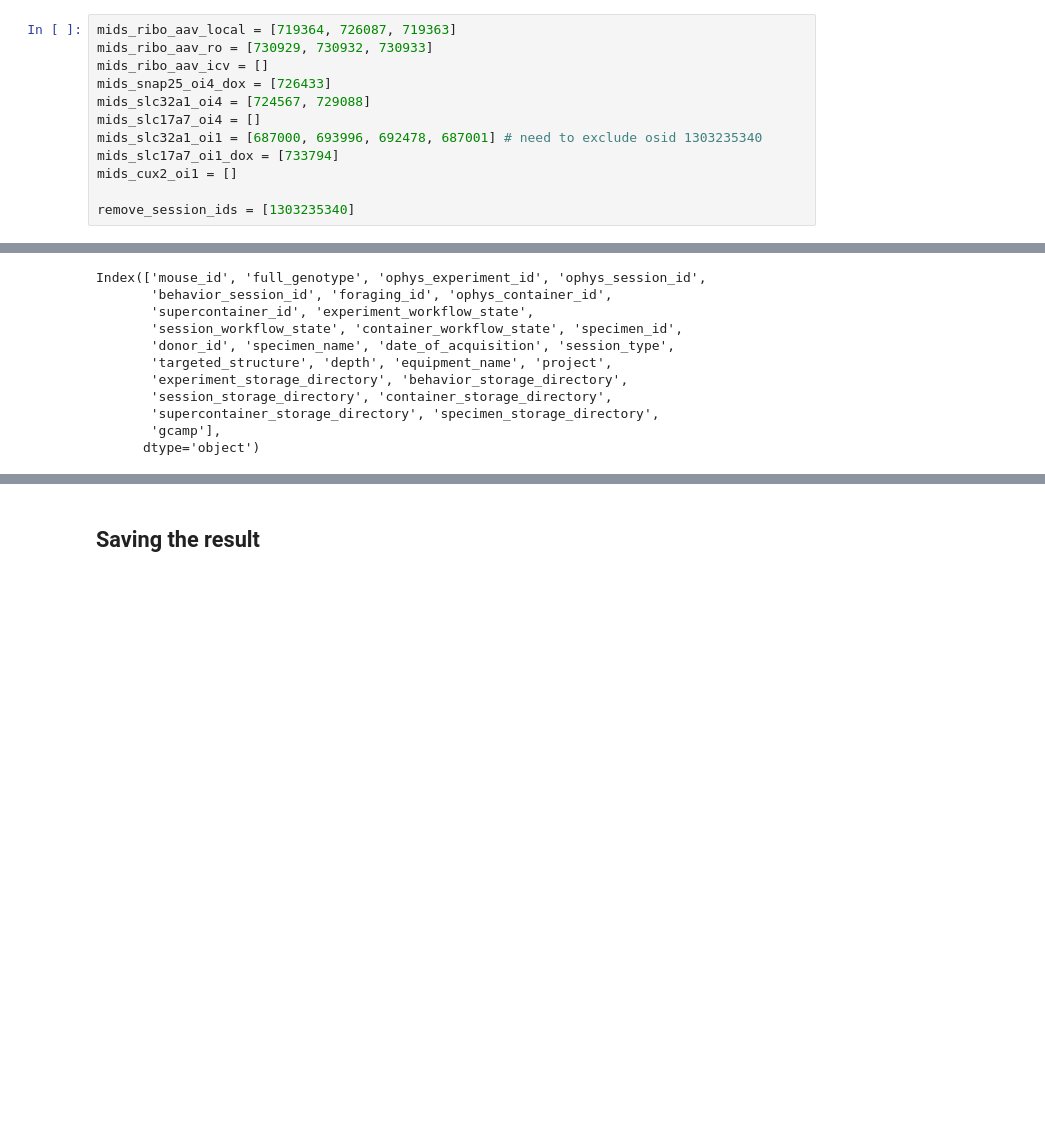
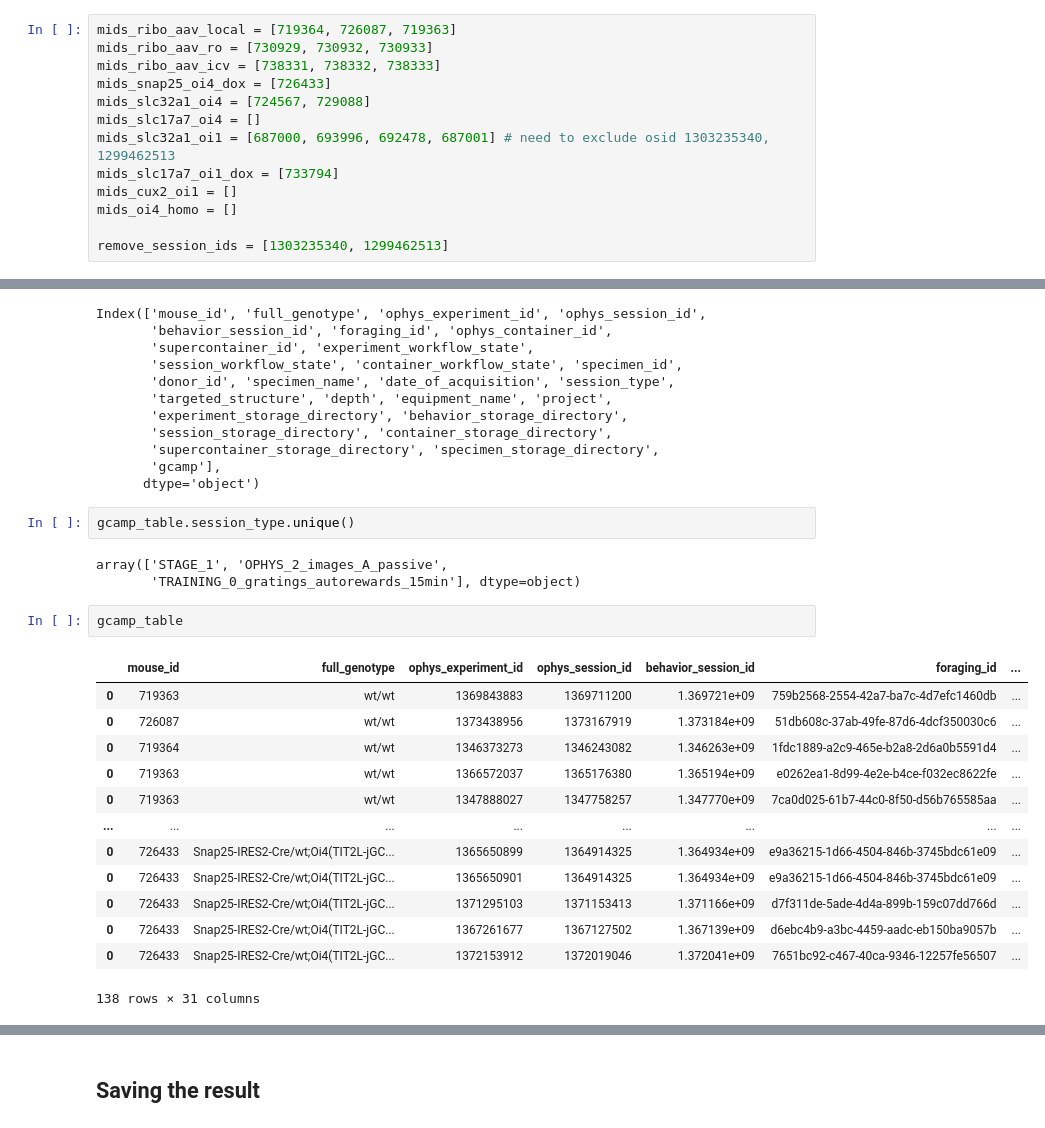
Before and after one commit to AllenNeuralDynamics/lamf_analysis_lims, a Jupyter notebook: pilot_data_analysis/GCaMP/240701_query_lims_data.ipynb, the cells around one changed output, grey strips where cells are left out. Drawn from its saved outputs; the diff is of its cells as text; blank space fills up the shorter version.

```diff
--- a/pilot_data_analysis/GCaMP/240701_query_lims_data.ipynb
+++ b/pilot_data_analysis/GCaMP/240701_query_lims_data.ipynb
@@ -43,15 +90,16 @@ def get_session_info_per_group_of_mice(mouse_ids, gcamp_type):
 # %%
 mids_ribo_aav_local = [719364, 726087, 719363]
 mids_ribo_aav_ro = [730929, 730932, 730933]
-mids_ribo_aav_icv = []
+mids_ribo_aav_icv = [738331, 738332, 738333]
 mids_snap25_oi4_dox = [726433]
 mids_slc32a1_oi4 = [724567, 729088]
 mids_slc17a7_oi4 = []
-mids_slc32a1_oi1 = [687000, 693996, 692478, 687001] # need to exclude osid 1303235340
+mids_slc32a1_oi1 = [687000, 693996, 692478, 687001] # need to exclude osid 1303235340, 1299462513
 mids_slc17a7_oi1_dox = [733794]
 mids_cux2_oi1 = []
+mids_oi4_homo = []
 
-remove_session_ids = [1303235340]
+remove_session_ids = [1303235340, 1299462513]
 # %% [markdown]
 # Using from_lims_utilities
 - updated version (currently in from_lims_update branch; 07/10/2024)
@@ -111,5 +159,26 @@ Index(['mouse_id', 'full_genotype', 'ophys_experiment_id', 'ophys_session_id',
        'supercontainer_storage_directory', 'specimen_storage_directory',
        'gcamp'],
       dtype='object')
+# %%
+gcamp_table.session_type.unique()
+# %% [output]
+array(['STAGE_1', 'OPHYS_2_images_A_passive',
+       'TRAINING_0_gratings_autorewards_15min'], dtype=object)
+# %%
+gcamp_table
+# %% [output]
+|  | mouse_id | full_genotype | ophys_experiment_id | ophys_session_id | behavior_session_id | foraging_id | ... |
+| 0 | 719363 | wt/wt | 1369843883 | 1369711200 | 1.369721e+09 | 759b2568-2554-42a7-ba7c-4d7efc1460db | ... |
+| 0 | 726087 | wt/wt | 1373438956 | 1373167919 | 1.373184e+09 | 51db608c-37ab-49fe-87d6-4dcf350030c6 | ... |
+| 0 | 719364 | wt/wt | 1346373273 | 1346243082 | 1.346263e+09 | 1fdc1889-a2c9-465e-b2a8-2d6a0b5591d4 | ... |
+| 0 | 719363 | wt/wt | 1366572037 | 1365176380 | 1.365194e+09 | e0262ea1-8d99-4e2e-b4ce-f032ec8622fe | ... |
+| 0 | 719363 | wt/wt | 1347888027 | 1347758257 | 1.347770e+09 | 7ca0d025-61b7-44c0-8f50-d56b765585aa | ... |
+| ... | ... | ... | ... | ... | ... | ... | ... |
+| 0 | 726433 | Snap25-IRES2-Cre/wt;Oi4(TIT2L-jGC... | 1365650899 | 1364914325 | 1.364934e+09 | e9a36215-1d66-4504-846b-3745bdc61e09 | ... |
+| 0 | 726433 | Snap25-IRES2-Cre/wt;Oi4(TIT2L-jGC... | 1365650901 | 1364914325 | 1.364934e+09 | e9a36215-1d66-4504-846b-3745bdc61e09 | ... |
+| 0 | 726433 | Snap25-IRES2-Cre/wt;Oi4(TIT2L-jGC... | 1371295103 | 1371153413 | 1.371166e+09 | d7f311de-5ade-4d4a-899b-159c07dd766d | ... |
+| 0 | 726433 | Snap25-IRES2-Cre/wt;Oi4(TIT2L-jGC... | 1367261677 | 1367127502 | 1.367139e+09 | d6ebc4b9-a3bc-4459-aadc-eb150ba9057b | ... |
+| 0 | 726433 | Snap25-IRES2-Cre/wt;Oi4(TIT2L-jGC... | 1372153912 | 1372019046 | 1.372041e+09 | 7651bc92-c467-40ca-9346-12257fe56507 | ... |
+138 rows × 31 columns
 # %%
 # post-processing
```
Also changed, not shown: parts of 14 cells of this notebook.
